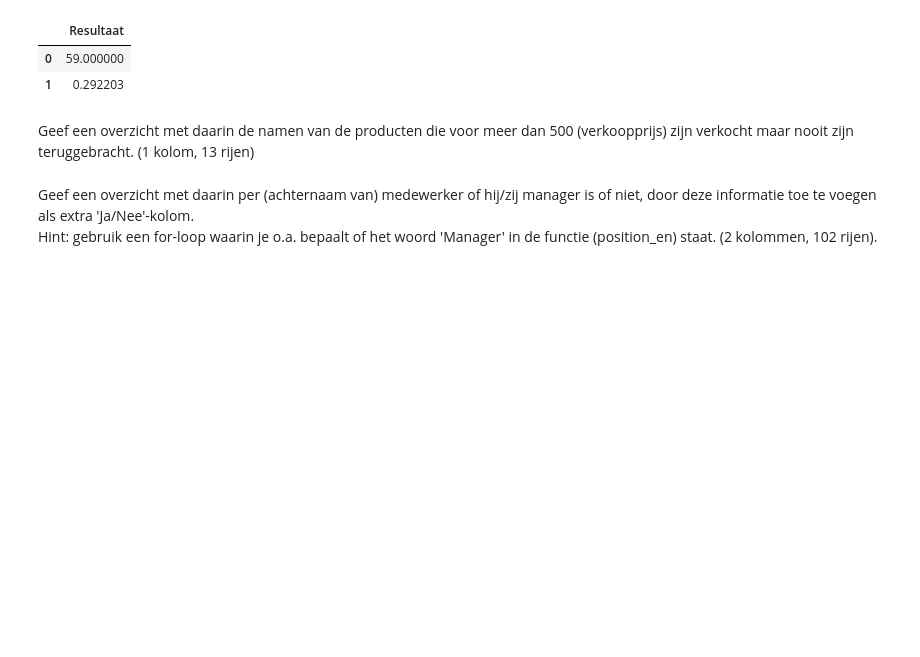
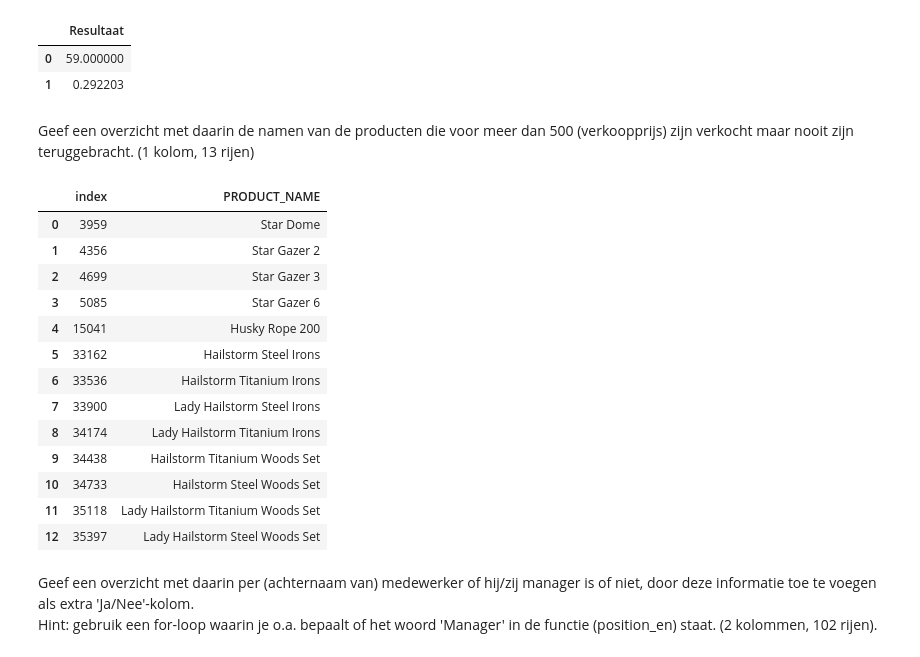
Before and after one commit to RobbertSchwarze/SEM4Robbert, a Jupyter notebook: DEAI - Pythonweek WC Dataselectie met pandas/Opdrachten.ipynb, the cells around one changed output. Cells and saved outputs as stored; diff of their text form; code cells hidden in the pictures; blank space fills up the shorter version.

Commit message:
[Opdracht] overzicht van producten meer dan 500

```diff
--- a/DEAI - Pythonweek WC Dataselectie met pandas/Opdrachten.ipynb
+++ b/DEAI - Pythonweek WC Dataselectie met pandas/Opdrachten.ipynb
@@ -924,6 +924,46 @@ resultaat
 | 1 | 0.292203 |
 # %% [markdown]
 Geef een overzicht met daarin de namen van de producten die voor meer dan 500 (verkoopprijs) zijn verkocht maar nooit zijn teruggebracht. (1 kolom, 13 rijen)
+# %%
+# Welke tabellen ? PRODUCT, ORDER_DETAILS, RETURNED_ITEM
+# Welke kolommen ?
+# PRODUCT : PK: PRODUCT_NUMBER, PRODUCT_NAME
+# ORDER_DETAILS : FK: PRODUCT_NUMBER, UNIT_SALE_PRICE
+# RETURNED_ITEM : FK : ORDER_DETAIL_CODE, ORDER_DETAIL_CODE.isna()
+# Welke join ?
+# PRODUCT_NUMBER -> ORDER_DETAIL_CODE
+# Lees de query in
+# NAAM van PRODUCT die voor meer dan 500 zijn verkocht.
+# En nooit zijn teruggebracht
+# Overzicht = NAAM
+
+product = pd.read_sql_query(select_all_product, conn)
+order_detail = pd.read_sql_query(select_all_order_details, conn)
+returned_item = pd.read_sql_query(select_all_returned_item, conn)
+
+overzicht = product.merge(order_detail, on='PRODUCT_NUMBER', how='inner')
+overzicht = overzicht.merge(returned_item, on='ORDER_DETAIL_CODE', how='left')
+
+voorwaarde = (overzicht['UNIT_SALE_PRICE'] > 500) & (overzicht['RETURN_CODE'].isna())
+
+resultaat = overzicht.loc[voorwaarde, ['PRODUCT_NAME']].drop_duplicates().reset_index()
+
+resultaat
+# %% [output]
+|  | index | PRODUCT_NAME |
+| 0 | 3959 | Star Dome |
+| 1 | 4356 | Star Gazer 2 |
+| 2 | 4699 | Star Gazer 3 |
+| 3 | 5085 | Star Gazer 6 |
+| 4 | 15041 | Husky Rope 200 |
+| 5 | 33162 | Hailstorm Steel Irons |
+| 6 | 33536 | Hailstorm Titanium Irons |
+| 7 | 33900 | Lady Hailstorm Steel Irons |
+| 8 | 34174 | Lady Hailstorm Titanium Irons |
+| 9 | 34438 | Hailstorm Titanium Woods Set |
+| 10 | 34733 | Hailstorm Steel Woods Set |
+| 11 | 35118 | Lady Hailstorm Titanium Woods Set |
+| 12 | 35397 | Lady Hailstorm Steel Woods Set |
 # %% [markdown]
 Geef een overzicht met daarin per (achternaam van) medewerker of hij/zij manager is of niet, door deze informatie toe te voegen als extra 'Ja/Nee'-kolom.<br>
 Hint: gebruik een for-loop waarin je o.a. bepaalt of het woord 'Manager' in de functie (position_en) staat. (2 kolommen, 102 rijen).
```
